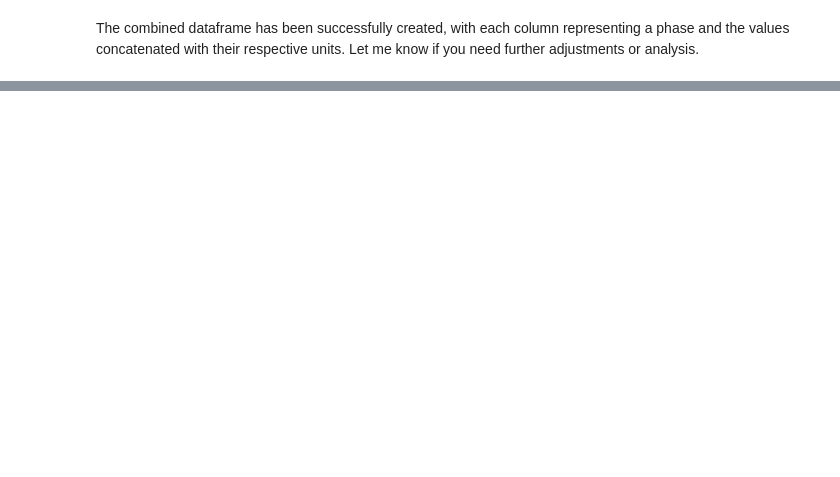
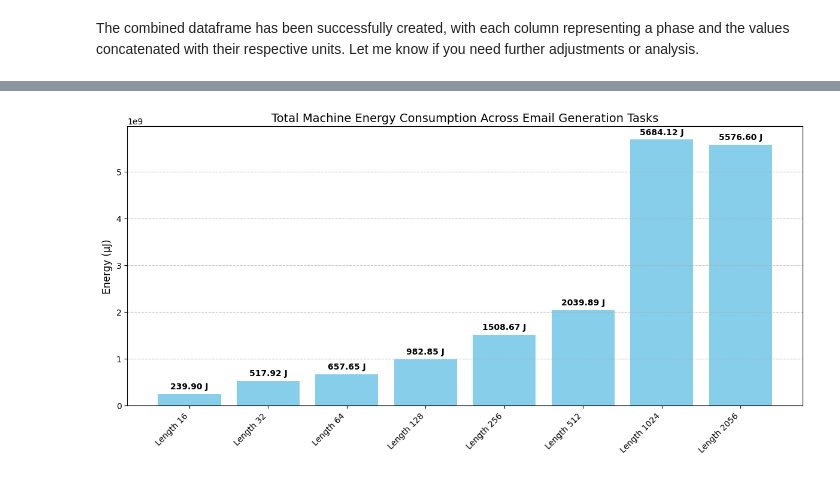
Before and after one commit to envite-consulting/ollama-llm-energy-measurement, a Jupyter notebook: dataanalysis/analysis_email_prompts.ipynb, the cells around one changed output, grey strips where cells are left out. Saved outputs shown, nothing was run; the diff lists cells and outputs as text; code cells hidden in the pictures; blank space fills up the shorter version.

```diff
--- a/dataanalysis/analysis_email_prompts.ipynb
+++ b/dataanalysis/analysis_email_prompts.ipynb
@@ -249,3 +289,23 @@ The combined dataframe has been successfully created, with each column represent
 <a style='text-decoration:none;line-height:16px;display:flex;color:#5B5B62;padding:10px;justify-content:end;' href='https://deepnote.com?utm_source=created-in-deepnote-cell&projectId=7e5ef0c2-3ed5-4773-825f-1c7babd264b0' target="_blank">
 <img alt='Created in deepnote.com' style='display:inline;max-height:16px;margin:0px;margin-right:7.5px;' src='embedded-picture-1' > </img>
 Created in <span style='font-weight:600;margin-left:4px;'>Deepnote</span></a>
+# %%
+
+# Create a combined dataframe
+phase_columns = {}
+# Filter phases containing "Run email generation"
+filtered_phase_dataframes = {
+    phase: df for phase, df in filtered_phase_dataframes.items()
+    if "Run email generation" in phase
+}
+
+for phase, df in filtered_phase_dataframes.items():
+    # Create a new Series for the phase with 'Name' as the index
+    phase_columns[phase] = pd.Series(
+        (df['Value'].astype(str) + ' ' + df['Unit']).values,
+        index=df['Name']
+    )
+
+
+combined_df = pd.DataFrame(phase_columns).reset_index()
+combined_df
@@ -251,0 +320,51 @@ Created in <span style='font-weight:600;margin-left:4px;'>Deepnote</span></a>
+# %%
+
+# Extract Total machine energy data from the combined dataframe
+mcp_machine_energy_row = combined_df[combined_df['Name'] == selected_measurement]
+
+if not mcp_machine_energy_row.empty:
+    # Extract phase names and values
+    phases = [col for col in mcp_machine_energy_row.columns if col != 'Name']
+
+    # Extract numeric values (removing the unit part)
+    values = []
+    for phase in phases:
+        value_str = mcp_machine_energy_row[phase].values[0]
+        # Use regex to extract the numeric part
+        numeric_value = float(re.search(r'(\d+)', value_str).group(1))
+        values.append(numeric_value)
+
+    # Create the plot
+    plt.figure(figsize=(12, 6))
+    bars = plt.bar(range(len(phases)), values, color='skyblue')
+
+    # Add value labels on top of each bar
+    for i, (bar, value) in enumerate(zip(bars, values)):
+        plt.text(
+            i,
+            value + 0.02 * max(values),
+            f'{value/1e6:.2f} J',
+            ha='center',
+            fontweight='bold'
+        )
+
+    # Use shortened phase names for readability - fix the f-string syntax
+    short_labels = []
+    for phase in phases:
+        match = re.search(r'(\d+) words', phase)
+        if match:
+            short_labels.append(f"Length {match.group(1)}")
+        else:
+            short_labels.append(phase[:10] + "...")
+
+    plt.xticks(range(len(phases)), short_labels, rotation=45, ha='right')
+
+    plt.title('Total Machine Energy Consumption Across Email Generation Tasks', fontsize=14)
+    plt.ylabel('Energy (μJ)', fontsize=12)
+    plt.tight_layout()
+    plt.grid(axis='y', linestyle='--', alpha=0.7)
+    plt.show()
+else:
+    print("Machine energy data not found in the dataframe")
+# %% [output]
+[figure, added]
```
Also changed, not shown: parts of 10 cells of this notebook.
